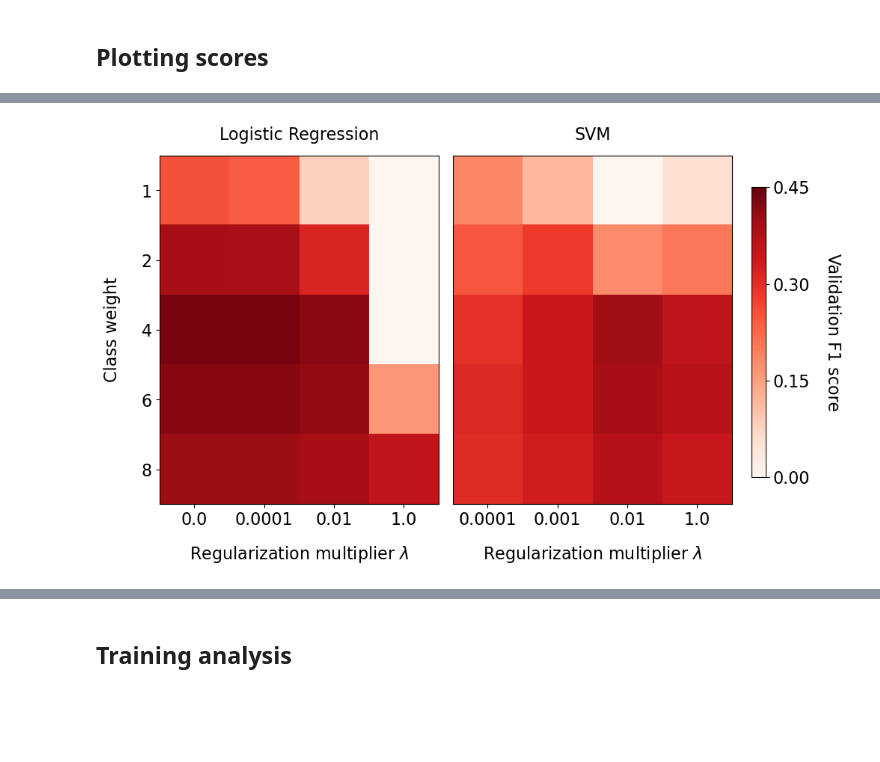
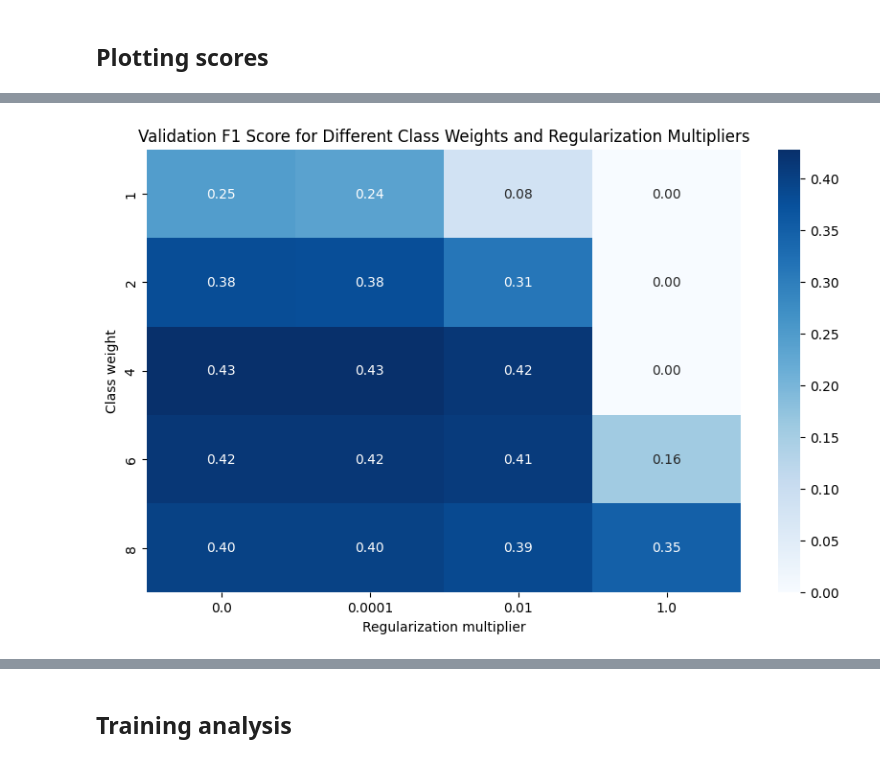
Before and after one commit to CS-433/linden_league_project1, a Jupyter notebook: analysis.ipynb, the cells around one changed output, grey strips where cells are left out. Drawn from its saved outputs; the diff is of its cells as text; code cells hidden in the pictures; blank space fills up the shorter version.

```diff
--- a/analysis.ipynb
+++ b/analysis.ipynb
@@ -1,9 +1,11 @@
 # %%
 import os
+import time
 import json
 from collections import defaultdict
 import matplotlib.pyplot as plt
 import matplotlib.ticker as ticker
+import seaborn as sns
 import numpy as np
 import pickle
 from copy import deepcopy
@@ -11,17 +13,17 @@ from copy import deepcopy
 from data_preprocessing import get_all_data
 from utils import f1, accuracy, split_data
 
-RUNS_PATH = "/home/jan/Desktop/Dev/epfl/cs_433/ml-first-project/data_clean/runs"
+RUNS_PATH = "runs"
 # %%
 def load_results(file_subpath):
     with open(os.path.join(RUNS_PATH, file_subpath), "rb") as f:
         return pickle.load(f)
 # %%
 ### load results
-results = load_results("2024-10-26_13-20-28/All_columns__Logistic_Regression__results.pkl")
+results = load_results("2024-10-28_22-11-30/All_columns__Logistic_Regression__results.pkl")
 logreg = results["Logistic Regression"]
 
-results = load_results("2024-10-26_13-20-28/Selected_columns_+_All_columns_PCA_var_>_0.8__Logistic_Regression__results.pkl")
+results = load_results("2024-10-28_22-11-30/Selected_columns_+_All_columns_PCA__Logistic_Regression__results.pkl")
 svm = results["SVM"]
 # %% [markdown]
 ## Plotting scores
@@ -76,40 +63,27 @@ plt.show()
-# %%
-### plot heatmap of the validation scores wrt combination of two hyperparameters (both models)
-fontsize = 16
-
-fig, axs = plt.subplots(1, 2, figsize=(10, 6))
-
-# left
-im = axs[0].imshow(logreg["grid"], cmap="Reds", vmin=0, vmax=0.45)
-axs[0].set_title("Logistic Regression", fontsize=fontsize, pad=15)
-axs[0].set_xlabel(r"Regularization multiplier $\lambda$", fontsize=fontsize, labelpad=15)
-axs[0].set_ylabel("Class weight", fontsize=fontsize, labelpad=20)
-axs[0].set_xticks(range(len(logreg["uniq_2"])))
-axs[0].set_xticklabels(logreg["uniq_2"], fontsize=fontsize)
-axs[0].set_yticks(range(len(logreg["uniq_1"])))
-axs[0].set_yticklabels(logreg["uniq_1"], fontsize=fontsize)
-
-# right
-axs[1].imshow(svm["grid"], cmap="Reds", vmin=0, vmax=0.45)
-axs[1].set_title("SVM", fontsize=fontsize, pad=15)
-axs[1].set_xlabel(r"Regularization multiplier $\lambda$", fontsize=fontsize, labelpad=15)
-axs[1].set_xticks(range(len(svm["uniq_2"])))
-axs[1].set_xticklabels(svm["uniq_2"], fontsize=fontsize)
-axs[1].set_yticks([])
-axs[1].set_yticklabels([])
-
-# colorbar
-cbar = fig.colorbar(im, ax=axs, fraction=0.025, pad=0.4)  # increased pad to avoid overlap
-cbar.ax.tick_params(labelsize=fontsize)
-cbar.locator = ticker.MaxNLocator(nbins=3)
-cbar.set_label("Validation F1 score", fontsize=fontsize, labelpad=30, rotation=270)
-
-# adjust layout
-fig.tight_layout(rect=[0, 0, 0.87, 1]) # add space on the right for colorbar
-fig.subplots_adjust(wspace=0.05)
-plt.show()
-
-# save as pdf
-fig.savefig("hyperparam_search.pdf", bbox_inches="tight")
-# %% [output]
-[figure, removed]
+# %%
+# Create a heatmap using Seaborn
+plot_dict = logreg  # assuming you're using the logistic regression dictionary
+data = plot_dict["grid"]
+
+plt.figure(figsize=(10, 6))
+sns.heatmap(
+    data,
+    annot=True,               # Annotate each cell with the score
+    fmt=".2f",                # Format the score to 2 decimal places
+    cmap="Blues",
+    #cbar_kws={"label": "Validation F1 Score"},  # Label the color bar
+    #linewidths=0.5,           # Add slight line separation between cells
+    #linecolor="gray",         # Gray color for cell borders
+    #annot_kws={"color": "white", "weight": "bold"}  # Customize annotation text style
+)
+
+# Set labels
+plt.xlabel("Regularization multiplier")
+plt.ylabel("Class weight")
+plt.xticks(ticks=np.arange(len(plot_dict["uniq_2"])) + 0.5, labels=plot_dict["uniq_2"])
+plt.yticks(ticks=np.arange(len(plot_dict["uniq_1"])) + 0.5, labels=plot_dict["uniq_1"])
+plt.title("Validation F1 Score for Different Class Weights and Regularization Multipliers")
+
+plt.show()
+# %% [output]
+[figure, added]
```
Also changed, not shown: parts of 10 cells of this notebook.
